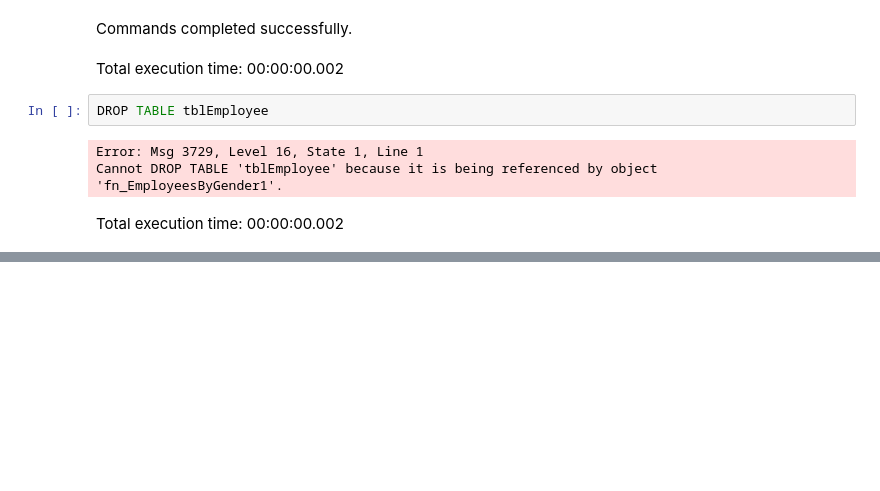
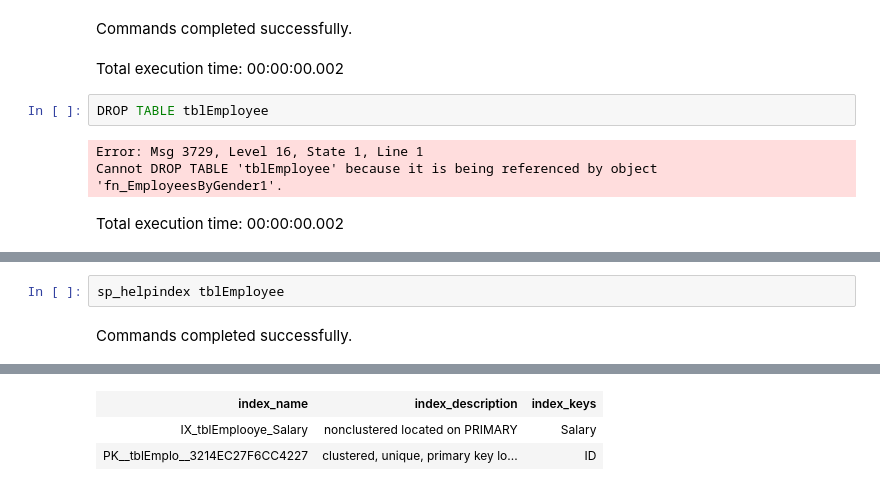
Before and after one commit to kanhaiya-bhayana-inc/Sql-server, a Jupyter notebook: Notebook 2 - Sql Server.ipynb, the cells around one changed output, grey strips where cells are left out. Saved outputs shown, nothing was run; the diff lists cells and outputs as text; blank space fills up the shorter version.

Commit message:
Index initials

```diff
--- a/Notebook 2 - Sql Server.ipynb
+++ b/Notebook 2 - Sql Server.ipynb
@@ -767,0 +894,4 @@ Total execution time: 00:00:00.002
+# %%
+sp_helpindex tblEmployee
+# %% [output]
+Commands completed successfully.
@@ -767,0 +899,3 @@ Total execution time: 00:00:00.002
+| index_name | index_description | index_keys |
+| IX_tblEmplooye_Salary | nonclustered located on PRIMARY | Salary |
+| PK__tblEmplo__3214EC27F6CC4227 | clustered, unique, primary key lo... | ID |
```
Also changed, not shown: parts of 13 cells of this notebook.
